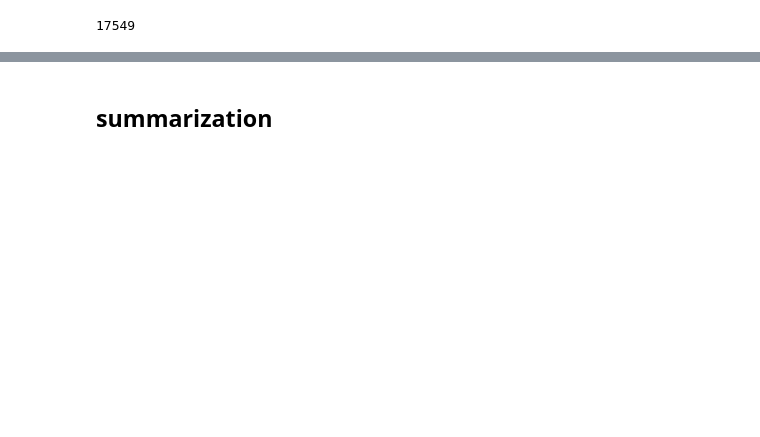
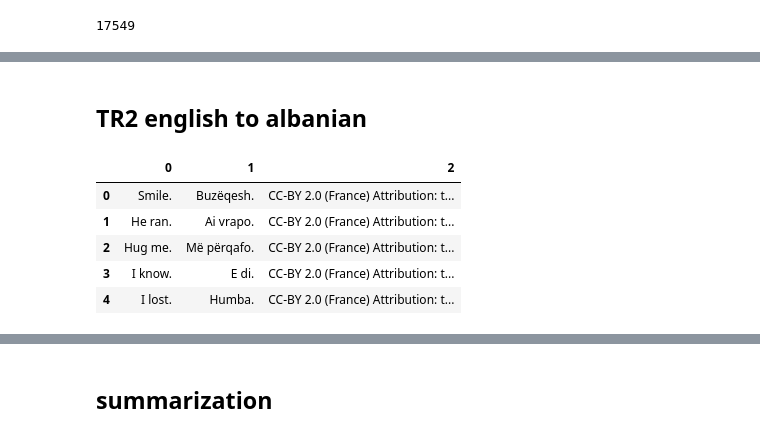
Before and after one commit to zoebatz/CAP6640_Project, a Jupyter notebook: NLP_datasets.ipynb, the cells around one changed output, grey strips where cells are left out. Saved outputs shown, nothing was run; the diff lists cells and outputs as text; code cells hidden in the pictures; blank space fills up the shorter version.

```diff
--- a/NLP_datasets.ipynb
+++ b/NLP_datasets.ipynb
@@ -320,0 +337,17 @@ data_greek.to_csv('/content/drive/MyDrive/Colab Notebooks/CAP6640_NLP/data/data_
+# %% [markdown]
+## TR2 english to albanian
+# %%
+# greek to english dataset (TRANSLATION)
+
+path = "/content/drive/MyDrive/sqi.txt"
+
+# txt file to dataframe
+data_aln = pd.read_csv(path, sep='\t', header=None)
+data_aln.head()
+# %% [output]
+|  | 0 | 1 | 2 |
+| 0 | Smile. | Buzëqesh. | CC-BY 2.0 (France) Attribution: t... |
+| 1 | He ran. | Ai vrapo. | CC-BY 2.0 (France) Attribution: t... |
+| 2 | Hug me. | Më përqafo. | CC-BY 2.0 (France) Attribution: t... |
+| 3 | I know. | E di. | CC-BY 2.0 (France) Attribution: t... |
+| 4 | I lost. | Humba. | CC-BY 2.0 (France) Attribution: t... |
```
Also changed, not shown: parts of 21 cells of this notebook.
